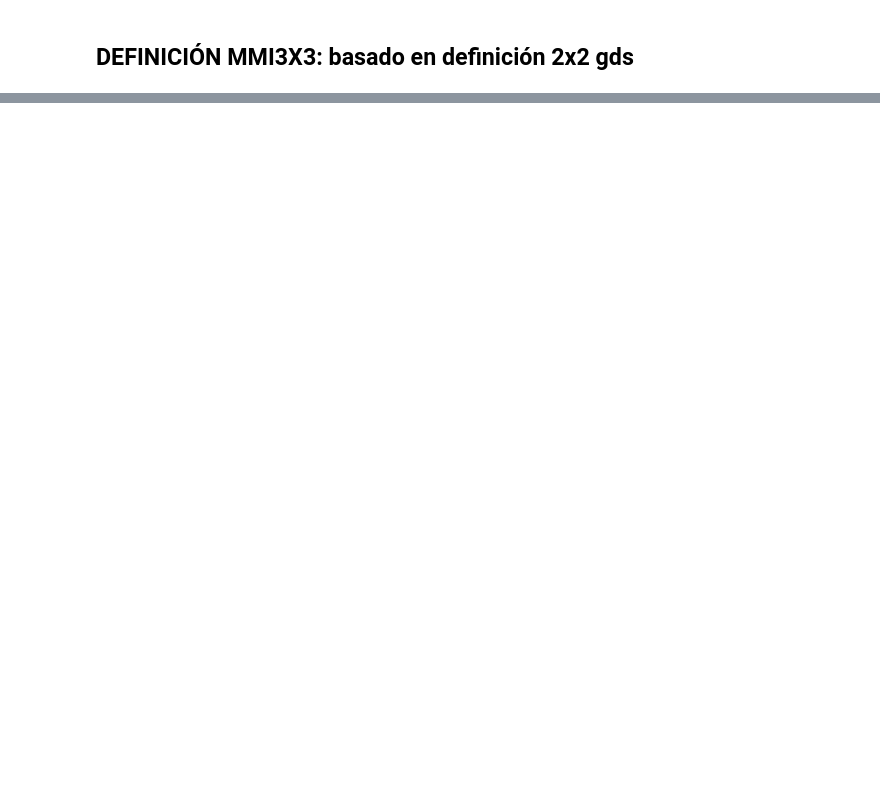
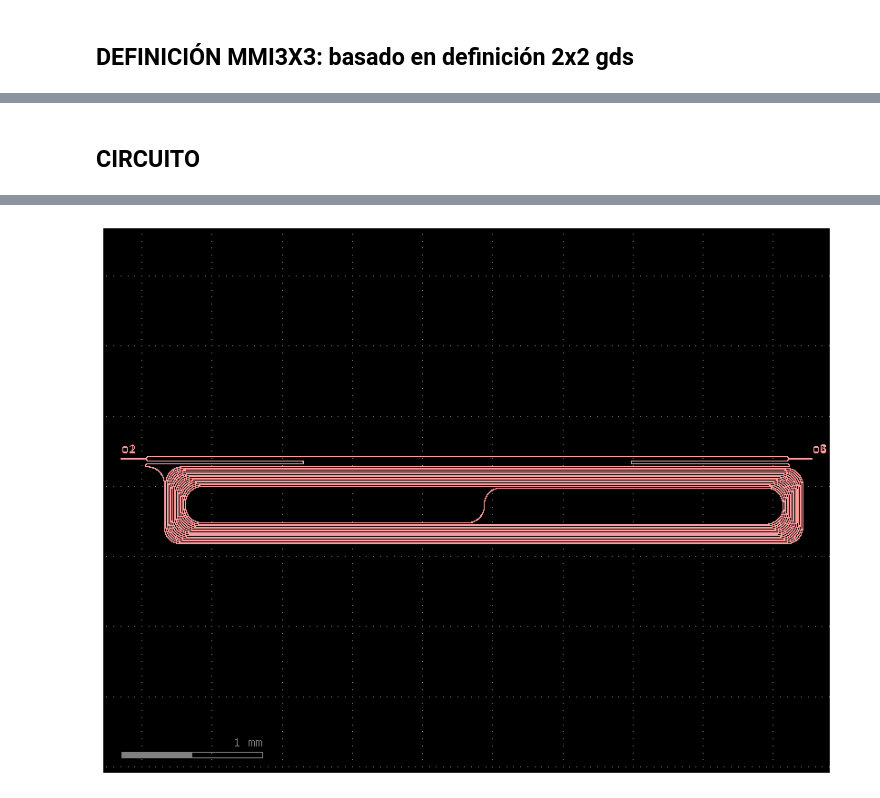
Before and after one commit to mromgar1/pic-upv-lab5-finalproject, a Jupyter notebook: LAYOUT_SIN.ipynb, the cells around one changed output, grey strips where cells are left out. Saved outputs shown, nothing was run; the diff lists cells and outputs as text; code cells hidden in the pictures; blank space fills up the shorter version.

```diff
--- a/LAYOUT_SIN.ipynb
+++ b/LAYOUT_SIN.ipynb
@@ -163,0 +221,59 @@ c.show()
+# %% [markdown]
+## CIRCUITO
+# %%
+# N espiral TIENE QUE SER PAR
+def wvl_tracker(length_mmi_2x2: float = 161.433, taper_width_mmi_2x2: float = 3, gap_mmi_2x2: float = 0.4,  taper_length = 10,   length_mmi_3x3: float =  149.4331, taper_width_mmi_3x3: float = 2.6, gap_mmi_3x3: float = 0.9,  AL: float = 56000): #mejorarlo poniendo las funciones de espiral dentro
+    c = gf.Component()
+
+    mmi_95 = c << cells.mmi2x2(0.45, taper_width_mmi_2x2, taper_length, length_mmi_2x2, 10, gap_mmi_2x2)
+    mmi_33 = c << mmi3x3(width= 0.45, width_taper=taper_width_mmi_3x3, length_taper= taper_length, length_mmi = length_mmi_3x3, width_mmi= 10, gap_mmi = gap_mmi_3x3)
+    spiral = c << cells.spiral_upv(radius = 120 , N_spr = 14 , d_SPR =10 , dx_SPR= dx_length_spiral, dy_SPR = 10, layer = "strip") # N must BE EVEN
+    b1 = c << cells.bend_s(size = [10, 15], cross_section = "strip", width = 0.45, allow_min_radius_violation = True)
+    b2 = c << cells.bend_s(size = [10, 15], cross_section = "strip", width = 0.45, allow_min_radius_violation = True)
+
+
+    h = spiral.ports["o2"].dx - spiral.ports["o1"].dx
+    wvg_up = c << cells.straight(length = h, cross_section= "strip", width = 0.45)
+    delay_1 = c << gf.components.delay_snake(length=h/2, length0=0, length2=0, n=2, bend180='bend_euler180', cross_section='strip', width = 0.45)
+    delay_2 = c << gf.components.delay_snake(length=h/2, length0=0, length2=0, n=2, bend180='bend_euler180', cross_section='strip', width = 0.45)
+
+    dy_mmi95 = mmi_95.ports["o3"].dy - mmi_95.ports["o4"].dy #para conectar los s_bend de forma que las entradas a los mmi queden a la misma altura
+    dy_mmi33 = mmi_33.ports["o3"].dy - mmi_33.ports["o1"].dy
+    h_bends_33 = (2*15 + dy_mmi95 - dy_mmi33)/2
+    b3 = c << cells.bend_s(size = [10, h_bends_33], cross_section = "strip", width = 0.45, allow_min_radius_violation = True)
+    b4 = c << cells.bend_s(size = [10, h_bends_33], cross_section = "strip", width = 0.45, allow_min_radius_violation = True)
+
+
+    delay_1.mirror_x().mirror_y()
+    delay_1.dmovex(spiral.ports["o1"].dx ).dmovey(spiral.ports["o1"].dy)
+    delay_2.mirror_y()
+    delay_2.dmovex(spiral.ports["o2"].dx ).dmovey(spiral.ports["o2"].dy )
+
+    b1.mirror_x()
+    b1.dmovex(delay_1.ports["o2"].dx).dmovey(delay_1.ports["o2"].dy)
+    mmi_95.dmovex(b1.ports["o2"].dx - length_mmi_2x2 - taper_length).dmovey(b1.ports["o2"].dy + taper_width_mmi_2x2/2  + gap_mmi_2x2/2)
+    b2.dmovex(mmi_95.ports["o3"].dx).dmovey(mmi_95.ports["o3"].dy)
+    b3.dmovex(delay_2.ports["o2"].dx).dmovey(delay_2.ports["o2"].dy)
+    mmi_33.dmovex(b3.ports["o2"].dx + taper_length).dmovey(b3.ports["o2"].dy + taper_width_mmi_3x3 + gap_mmi_3x3 )
+    b4.mirror_x()
+    b4.dmovex(mmi_33.ports["o3"].dx).dmovey(mmi_33.ports["o3"].dy)
+
+    wvg_up.dmovex(b2.ports["o2"].dx).dmovey(b2.ports["o2"].dy)
+
+    c.add_port(name = "o1", port = mmi_95.ports["o2"], port_type= "optical")
+    c.add_port(name = "o2", port = mmi_95.ports["o1"], port_type= "optical")
+    c.add_port(name = "o3", port = mmi_33.ports["o4"], port_type= "optical")
+    c.add_port(name = "o4", port = mmi_33.ports["o5"], port_type= "optical")
+    c.add_port(name = "o5", port = mmi_33.ports["o6"], port_type= "optical")
+
+
+
+    return c
+
+c = gf.Component()
+prueba = c << wvl_tracker()
+c.add_ports(prueba)
+c.draw_ports()
+c.plot()
+c.show()
+# %% [output]
@@ -163,0 +281 @@ c.show()
+[figure, added]
```
Also changed, not shown: parts of 8 cells of this notebook, 1 other file.
